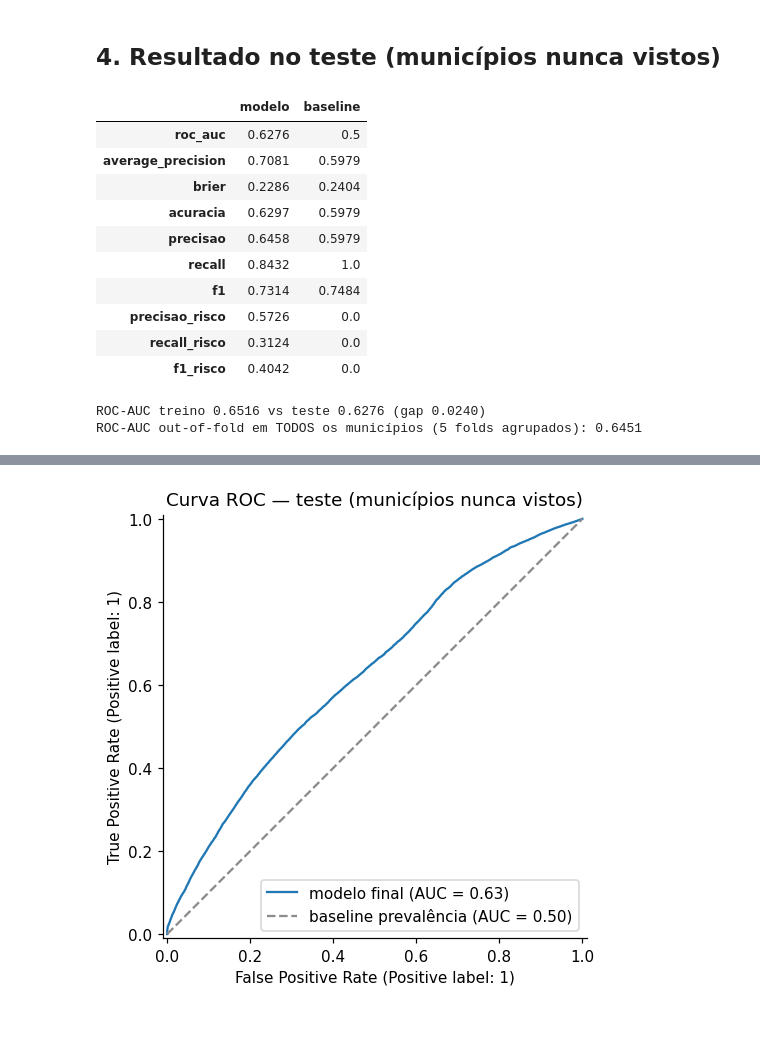
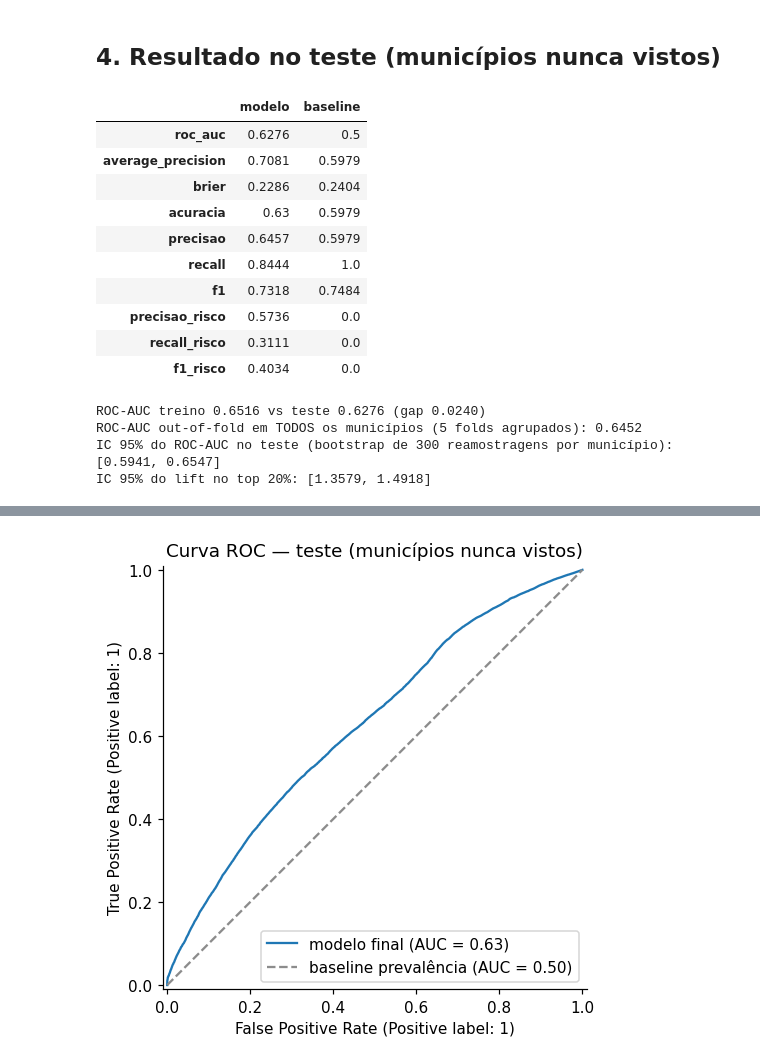
Before and after one commit to Fe-Biaggio/TechChallenge_3, a Jupyter notebook: notebooks/05_resultados_modelo.ipynb, the cells around one changed output, grey strips where cells are left out. Saved outputs shown, nothing was run; the diff lists cells and outputs as text; code cells hidden in the pictures; blank space fills up the shorter version.

Commit message:
Notebook 05: tunagem, comparacao pareada, bootstrap, coeficientes e ablacao
Co-Authored-By: Claude Opus 5.5 <noreply@anthropic.com>

```diff
--- a/notebooks/05_resultados_modelo.ipynb
+++ b/notebooks/05_resultados_modelo.ipynb
@@ -113,20 +166,26 @@ perto de overfitting.
 # %%
 t, b = R["metricas_teste"], R["metricas_baseline_teste"]
 tabela = pd.DataFrame({"modelo": t, "baseline": b}).drop("matriz_confusao")
 display(tabela)
 print(f"ROC-AUC treino {R['roc_auc_treino']} vs teste {t['roc_auc']} (gap {R['roc_auc_treino'] - t['roc_auc']:.4f})")
 print(f"ROC-AUC out-of-fold em TODOS os municípios (5 folds agrupados): {R['roc_auc_oof_todos_alunos']}")
+bt = R["bootstrap_teste"]
+print(f"IC 95% do ROC-AUC no teste (bootstrap de {bt['n_boot']} reamostragens por {bt['unidade_reamostrada']}): "
+      f"{bt['roc_auc_ic95']}")
+print(f"IC 95% do lift no top 20%: {bt['lift_top20_ic95']}")
 # %% [output]
 |  | modelo | baseline |
 | roc_auc | 0.6276 | 0.5 |
 | average_precision | 0.7081 | 0.5979 |
 | brier | 0.2286 | 0.2404 |
-| acuracia | 0.6297 | 0.5979 |
-| precisao | 0.6458 | 0.5979 |
-| recall | 0.8432 | 1.0 |
-| f1 | 0.7314 | 0.7484 |
-| precisao_risco | 0.5726 | 0.0 |
-| recall_risco | 0.3124 | 0.0 |
-| f1_risco | 0.4042 | 0.0 |
+| acuracia | 0.63 | 0.5979 |
+| precisao | 0.6457 | 0.5979 |
+| recall | 0.8444 | 1.0 |
+| f1 | 0.7318 | 0.7484 |
+| precisao_risco | 0.5736 | 0.0 |
+| recall_risco | 0.3111 | 0.0 |
+| f1_risco | 0.4034 | 0.0 |
 ROC-AUC treino 0.6516 vs teste 0.6276 (gap 0.0240)
-ROC-AUC out-of-fold em TODOS os municípios (5 folds agrupados): 0.6451
+ROC-AUC out-of-fold em TODOS os municípios (5 folds agrupados): 0.6452
+IC 95% do ROC-AUC no teste (bootstrap de 300 reamostragens por município): [0.5941, 0.6547]
+IC 95% do lift no top 20%: [1.3579, 1.4918]
```
Also changed, not shown: parts of 17 cells of this notebook, 3 other files.
